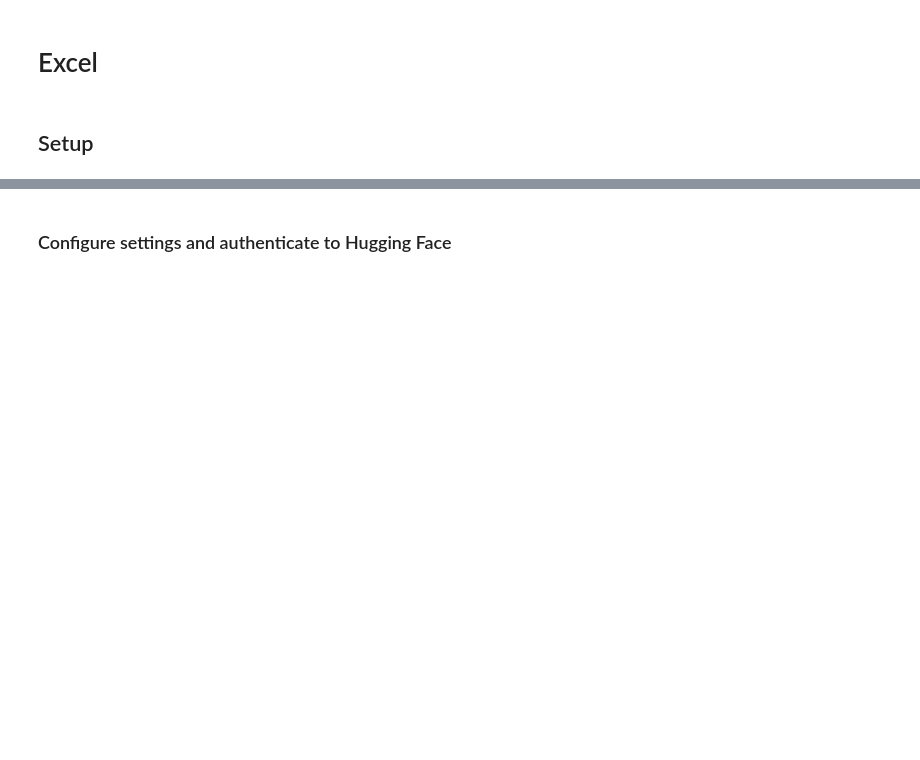
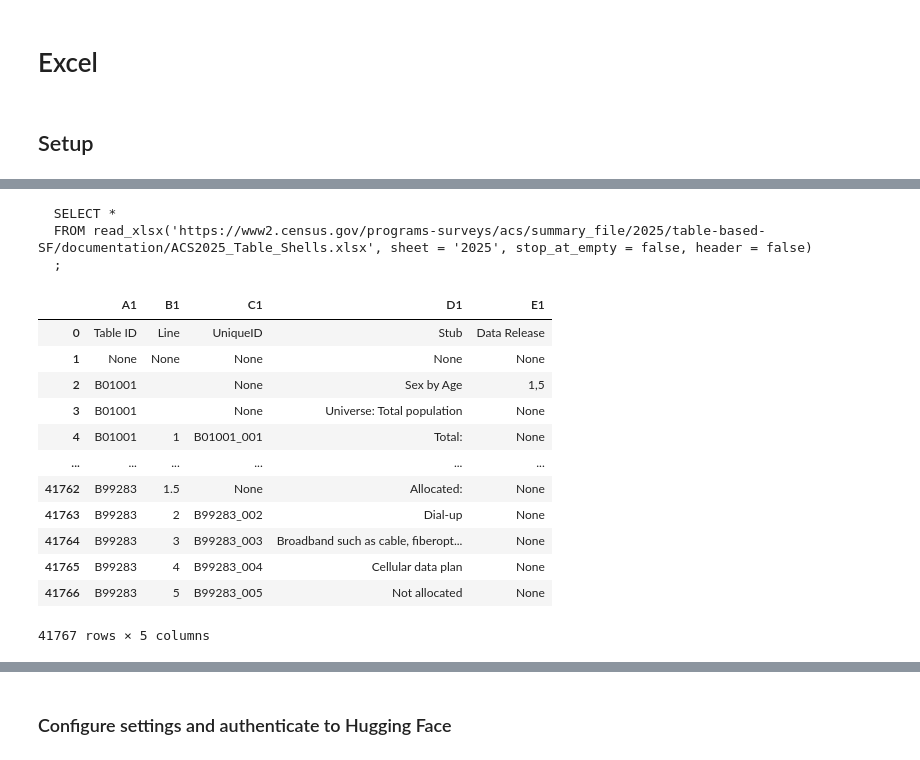
Before and after one commit to BBER-DUC/Data-Wrangling-of-Public-Data, a Jupyter notebook: 201-data.excel.ipynb, the cells around one changed output, grey strips where cells are left out. Drawn from its saved outputs; the diff is of its cells as text; code cells hidden in the pictures; blank space fills up the shorter version.

```diff
--- a/201-data.excel.ipynb
+++ b/201-data.excel.ipynb
@@ -28,0 +99,27 @@ url, filename
+# %%
+query = (f"""
+  SELECT *
+  FROM read_xlsx('{url}', sheet = '2025', stop_at_empty = false, header = false)
+  ;
+""")
+
+print(query)
+
+duckdb.query( query ).df()
+# %% [output]
+  SELECT *
+  FROM read_xlsx('https://www2.census.gov/programs-surveys/acs/summary_file/2025/table-based-SF/documentation/ACS2025_Table_Shells.xlsx', sheet = '2025', stop_at_empty = false, header = false)
+  ;
+|  | A1 | B1 | C1 | D1 | E1 |
+| 0 | Table ID | Line | UniqueID | Stub | Data Release |
+| 1 | None | None | None | None | None |
+| 2 | B01001 |  | None | Sex by Age | 1,5 |
+| 3 | B01001 |  | None | Universe: Total population | None |
+| 4 | B01001 | 1 | B01001_001 | Total: | None |
+| ... | ... | ... | ... | ... | ... |
+| 41762 | B99283 | 1.5 | None | Allocated: | None |
+| 41763 | B99283 | 2 | B99283_002 | Dial-up | None |
+| 41764 | B99283 | 3 | B99283_003 | Broadband such as cable, fiberopt... | None |
+| 41765 | B99283 | 4 | B99283_004 | Cellular data plan | None |
+| 41766 | B99283 | 5 | B99283_005 | Not allocated | None |
+41767 rows × 5 columns
```
Also changed, not shown: parts of 38 cells of this notebook.
